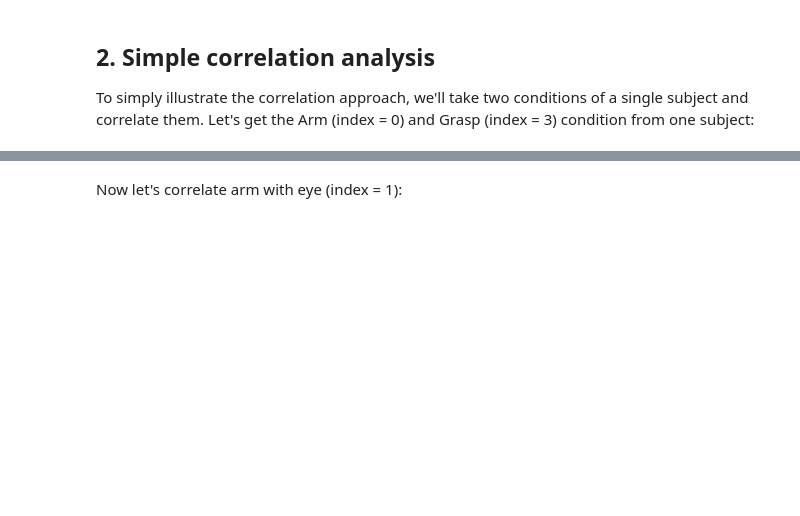
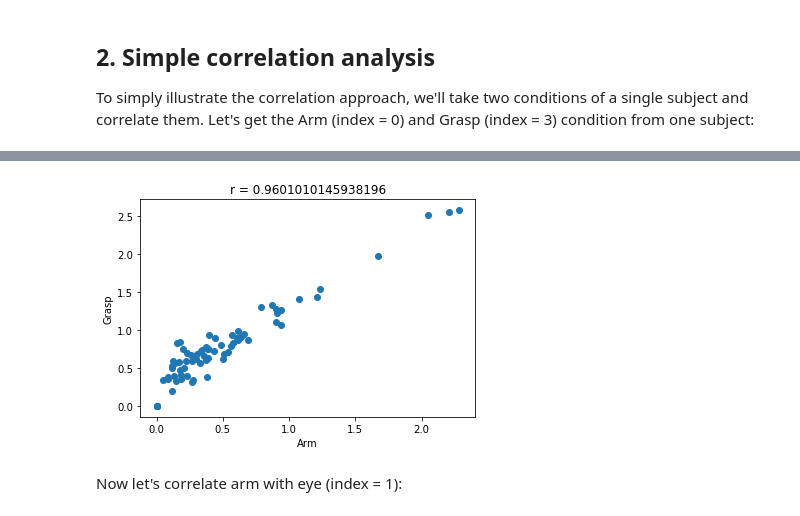
Before and after one commit to danjgale/psyc-917, a Jupyter notebook: 9_Representational_Similarity.ipynb, the cells around one changed output, grey strips where cells are left out. Drawn from its saved outputs; the diff is of its cells as text; code cells hidden in the pictures; blank space fills up the shorter version.

```diff
--- a/9_Representational_Similarity.ipynb
+++ b/9_Representational_Similarity.ipynb
@@ -75,7 +79,9 @@ r
 # %%
 fig, ax = plt.subplots()
 ax.scatter(arm, grasp)
-ax.set(xlabel='Arm', ylabel='Grasp', title='r = {}'.format(r));
+ax.set(xlabel='Arm', ylabel='Grasp', title=f'r = {r}');
+# %% [output]
+[figure, added]
 # %% [markdown]
 Now let's correlate arm with eye (index = 1):
 # %%
```
Also changed, not shown: parts of 28 cells of this notebook.
